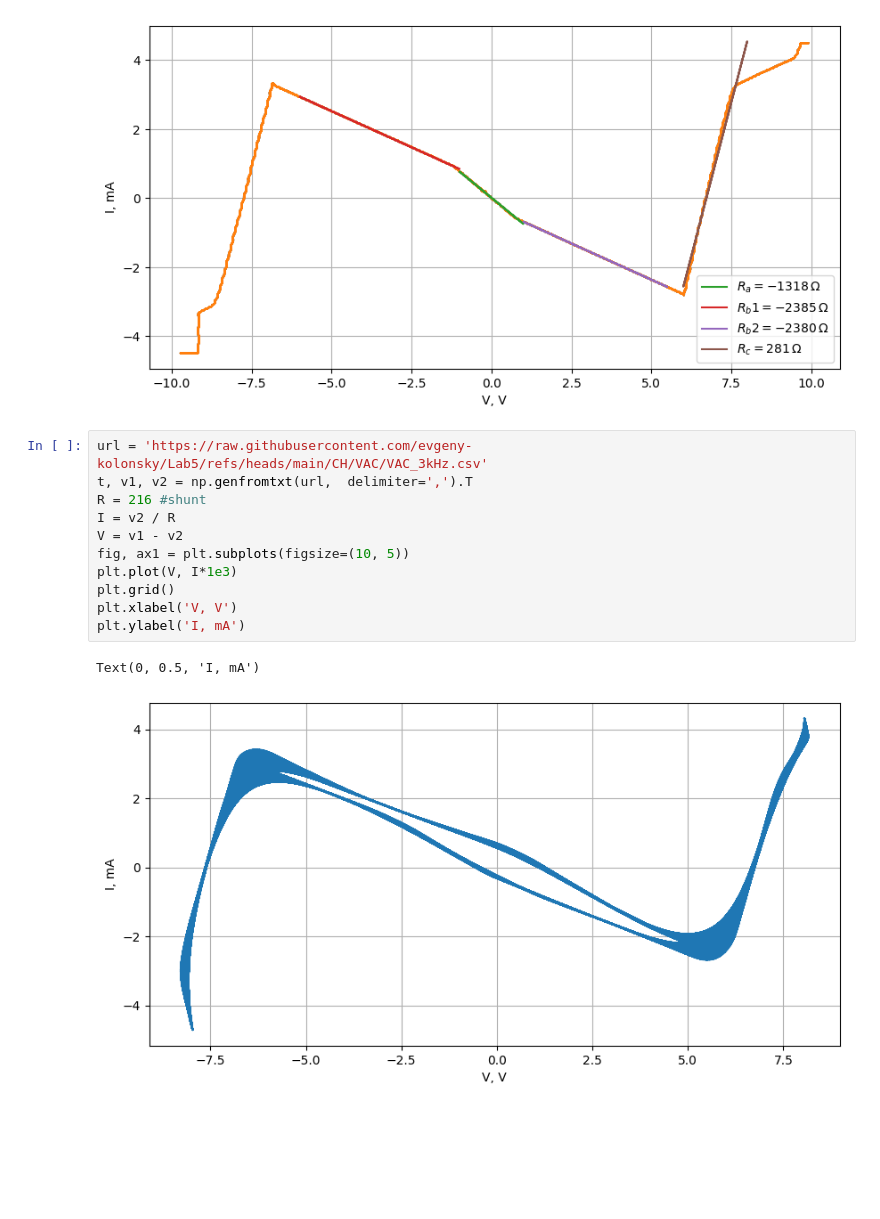
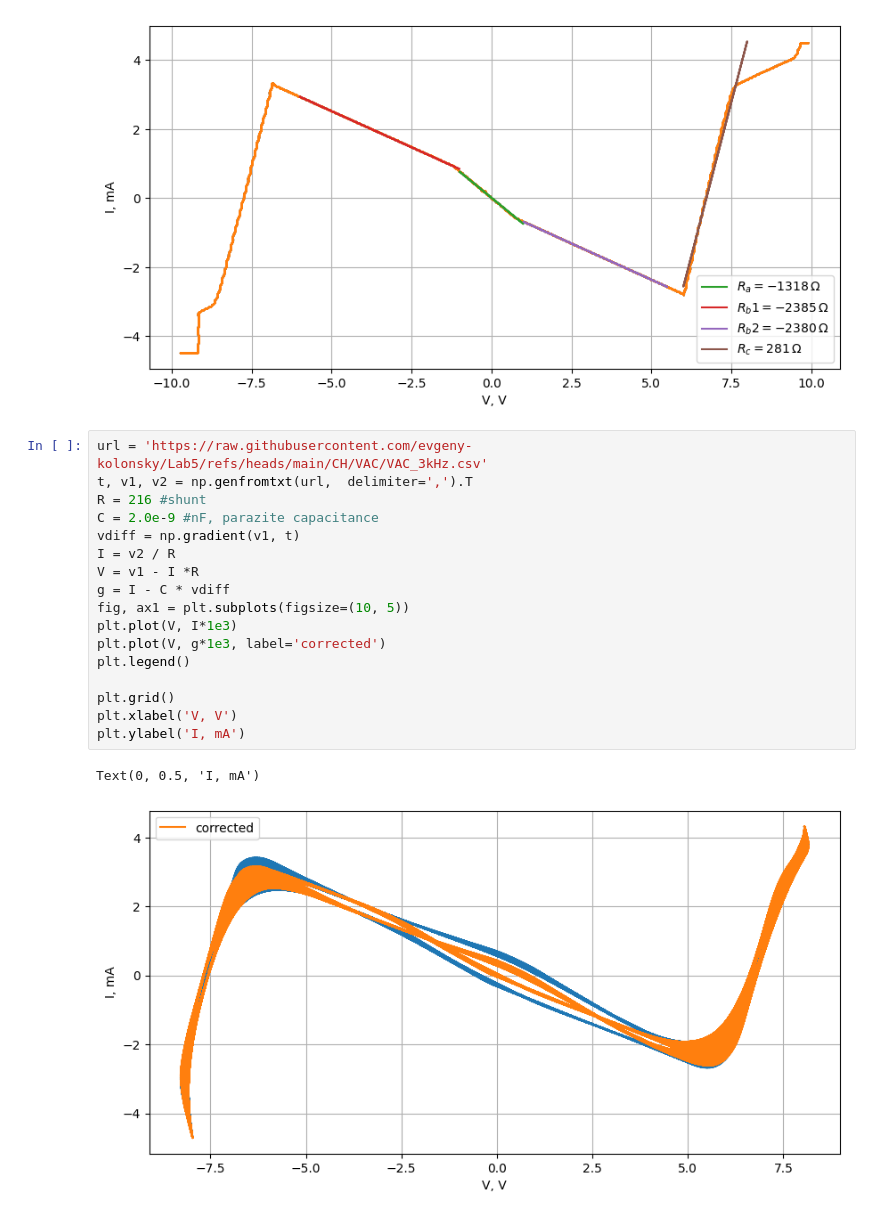
Before and after one commit to evgeny-kolonsky/Lab5, a Jupyter notebook: CH/VAC/VAC.ipynb, the cells around one changed output. Drawn from its saved outputs; the diff is of its cells as text; blank space fills up the shorter version.

```diff
--- a/CH/VAC/VAC.ipynb
+++ b/CH/VAC/VAC.ipynb
@@ -57,14 +57,20 @@ plt.legend()
 # %%
 url = 'https://raw.githubusercontent.com/evgeny-kolonsky/Lab5/refs/heads/main/CH/VAC/VAC_3kHz.csv'
 t, v1, v2 = np.genfromtxt(url,  delimiter=',').T
 R = 216 #shunt
+C = 2.0e-9 #nF, parazite capacitance
+vdiff = np.gradient(v1, t)
 I = v2 / R
-V = v1 - v2
+V = v1 - I *R
+g = I - C * vdiff
 fig, ax1 = plt.subplots(figsize=(10, 5))
 plt.plot(V, I*1e3)
+plt.plot(V, g*1e3, label='corrected')
+plt.legend()
+
 plt.grid()
 plt.xlabel('V, V')
 plt.ylabel('I, mA')
 # %% [output]
 Text(0, 0.5, 'I, mA')
-[figure, old version]
+[figure, new version]
```
